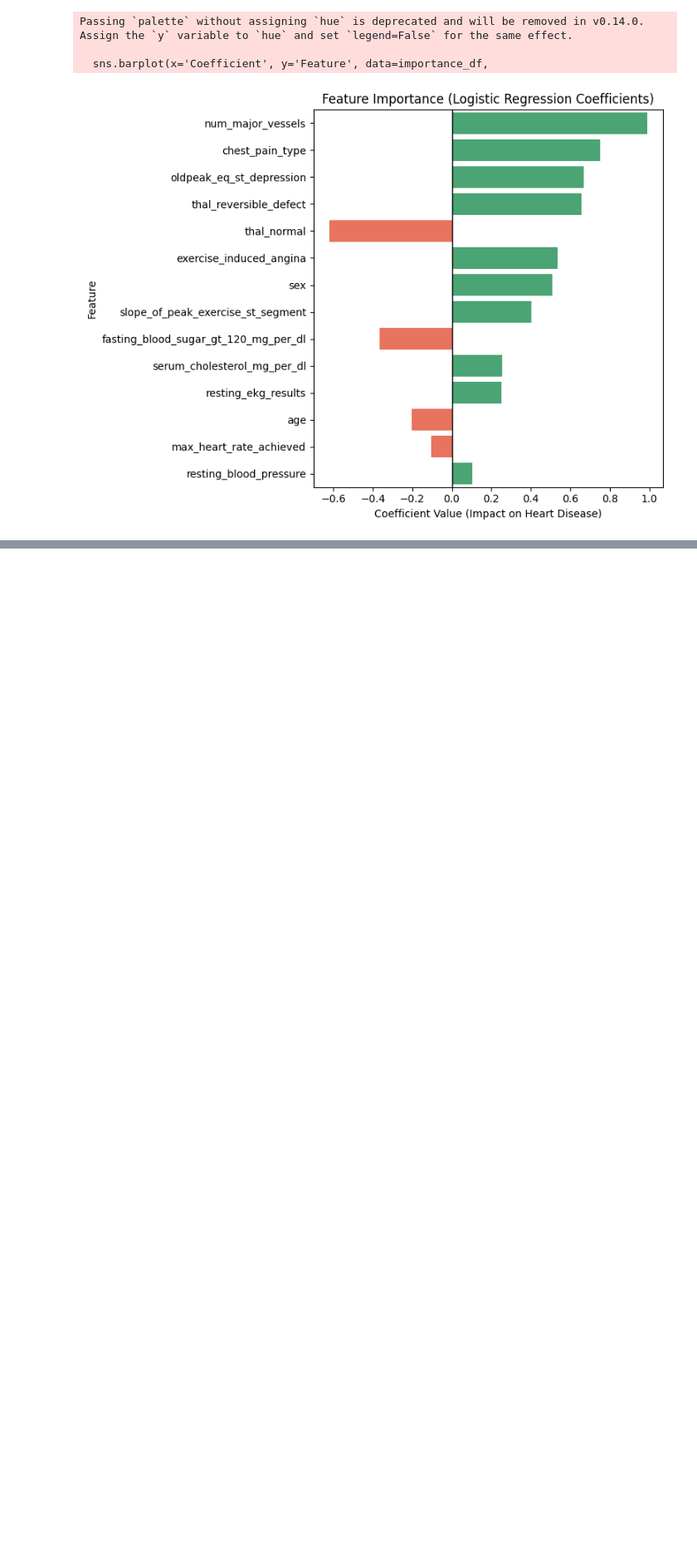
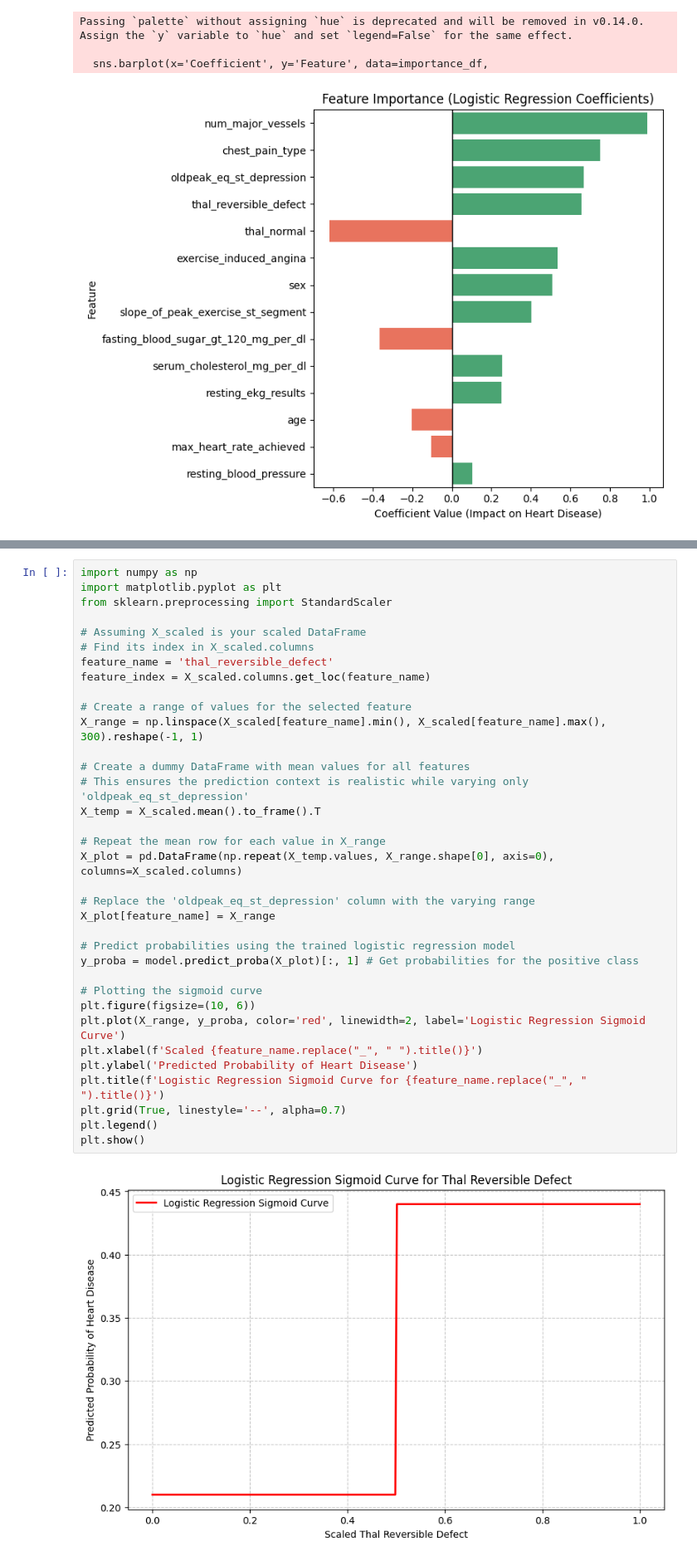
Before and after one commit to Vishnut09/Heart-disease-Prediction, a Jupyter notebook: Heart_disease_prediction.ipynb, the cells around one changed output, grey strips where cells are left out. Shown at 83% size. Cells and saved outputs as stored; diff of their text form; blank space fills up the shorter version.

```diff
--- a/Heart_disease_prediction.ipynb
+++ b/Heart_disease_prediction.ipynb
@@ -632,0 +639,37 @@ Passing `palette` without assigning `hue` is deprecated and will be removed in v
+# %%
+import numpy as np
+import matplotlib.pyplot as plt
+from sklearn.preprocessing import StandardScaler
+
+# Assuming X_scaled is your scaled DataFrame
+# Find its index in X_scaled.columns
+feature_name = 'thal_reversible_defect'
+feature_index = X_scaled.columns.get_loc(feature_name)
+
+# Create a range of values for the selected feature
+X_range = np.linspace(X_scaled[feature_name].min(), X_scaled[feature_name].max(), 300).reshape(-1, 1)
+
+# Create a dummy DataFrame with mean values for all features
+# This ensures the prediction context is realistic while varying only 'oldpeak_eq_st_depression'
+X_temp = X_scaled.mean().to_frame().T
+
+# Repeat the mean row for each value in X_range
+X_plot = pd.DataFrame(np.repeat(X_temp.values, X_range.shape[0], axis=0), columns=X_scaled.columns)
+
+# Replace the 'oldpeak_eq_st_depression' column with the varying range
+X_plot[feature_name] = X_range
+
+# Predict probabilities using the trained logistic regression model
+y_proba = model.predict_proba(X_plot)[:, 1] # Get probabilities for the positive class
+
+# Plotting the sigmoid curve
+plt.figure(figsize=(10, 6))
+plt.plot(X_range, y_proba, color='red', linewidth=2, label='Logistic Regression Sigmoid Curve')
+plt.xlabel(f'Scaled {feature_name.replace("_", " ").title()}')
+plt.ylabel('Predicted Probability of Heart Disease')
+plt.title(f'Logistic Regression Sigmoid Curve for {feature_name.replace("_", " ").title()}')
+plt.grid(True, linestyle='--', alpha=0.7)
+plt.legend()
+plt.show()
+# %% [output]
+[figure, added]
```
Also changed, not shown: parts of 28 cells of this notebook.
